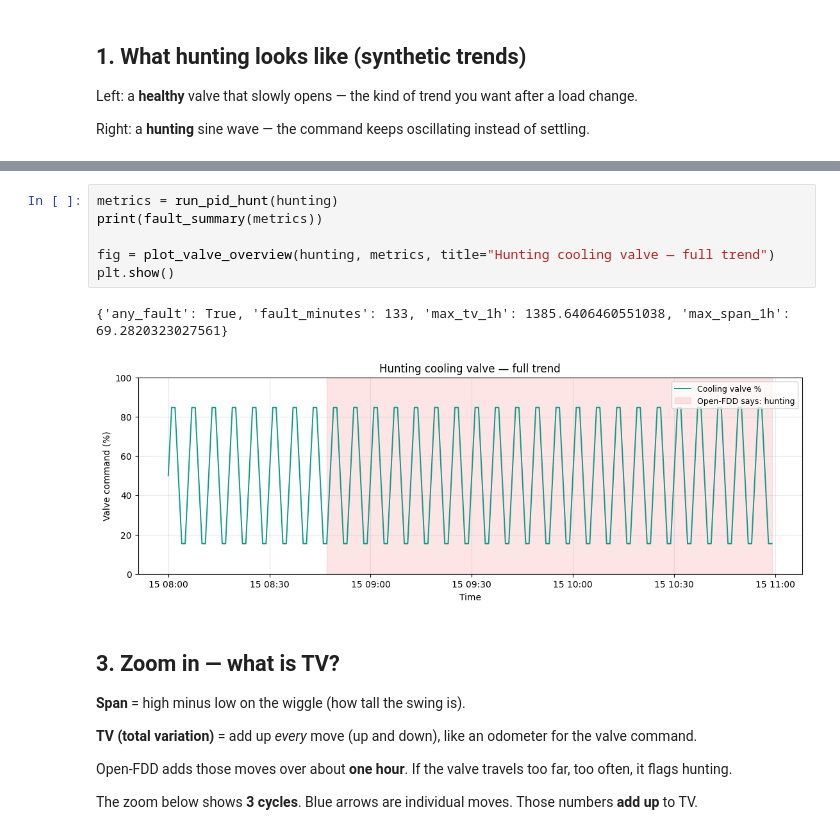
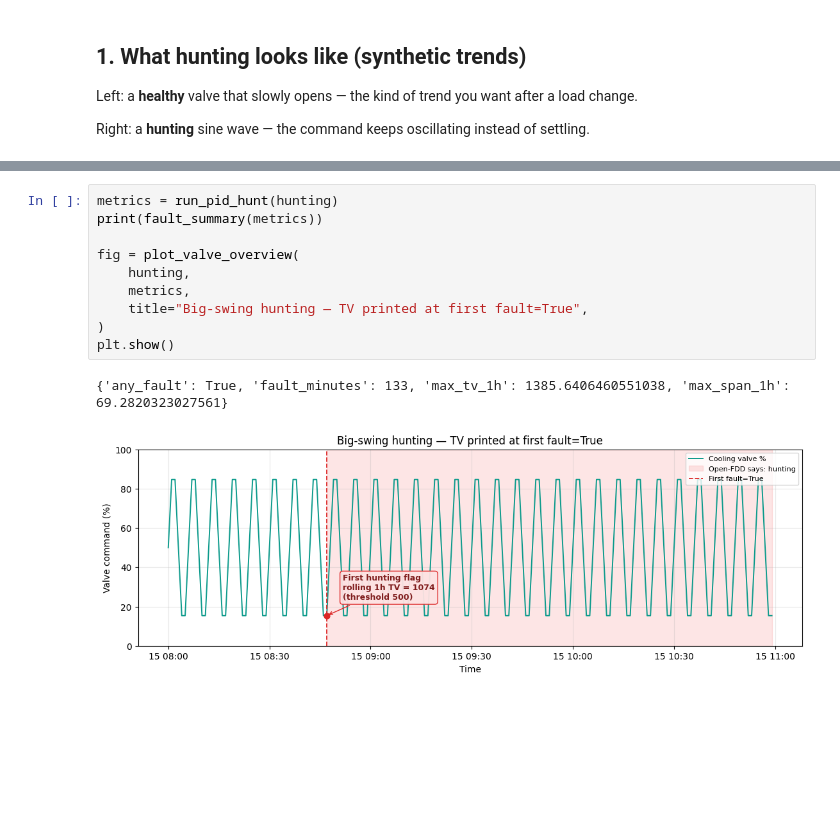
Before and after one commit to bbartling/py-bacnet-stacks-playground, a Jupyter notebook: vibe_code_apps_25/notebooks/01_pid_hunt_tutorial.ipynb, the cells around one changed output, grey strips where cells are left out. Cells and saved outputs as stored; diff of their text form; blank space fills up the shorter version.

```diff
--- a/vibe_code_apps_25/notebooks/01_pid_hunt_tutorial.ipynb
+++ b/vibe_code_apps_25/notebooks/01_pid_hunt_tutorial.ipynb
@@ -55,19 +58,13 @@ Same hunting sine, full length. Pink band = times Open-FDD would call **hunting*
 # %%
 metrics = run_pid_hunt(hunting)
 print(fault_summary(metrics))
 
-fig = plot_valve_overview(hunting, metrics, title="Hunting cooling valve — full trend")
+fig = plot_valve_overview(
+    hunting,
+    metrics,
+    title="Big-swing hunting — TV printed at first fault=True",
+)
 plt.show()
 # %% [output]
 {'any_fault': True, 'fault_minutes': 133, 'max_tv_1h': 1385.6406460551038, 'max_span_1h': 69.2820323027561}
-[figure, old version]
+[figure, new version]
-# %% [markdown]
-## 3. Zoom in — what is TV?
-
-**Span** = high minus low on the wiggle (how tall the swing is).
-
-**TV (total variation)** = add up *every* move (up and down), like an odometer for the valve command.
-
-Open-FDD adds those moves over about **one hour**. If the valve travels too far, too often, it flags hunting.
-
-The zoom below shows **3 cycles**. Blue arrows are individual moves. Those numbers **add up** to TV.
```
Also changed, not shown: parts of 12 cells of this notebook, 5 other files.
